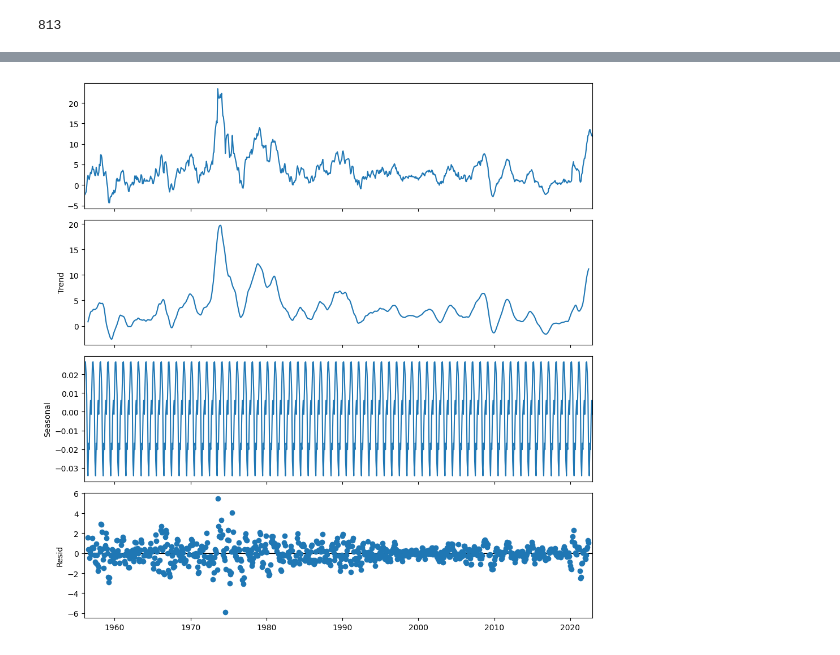
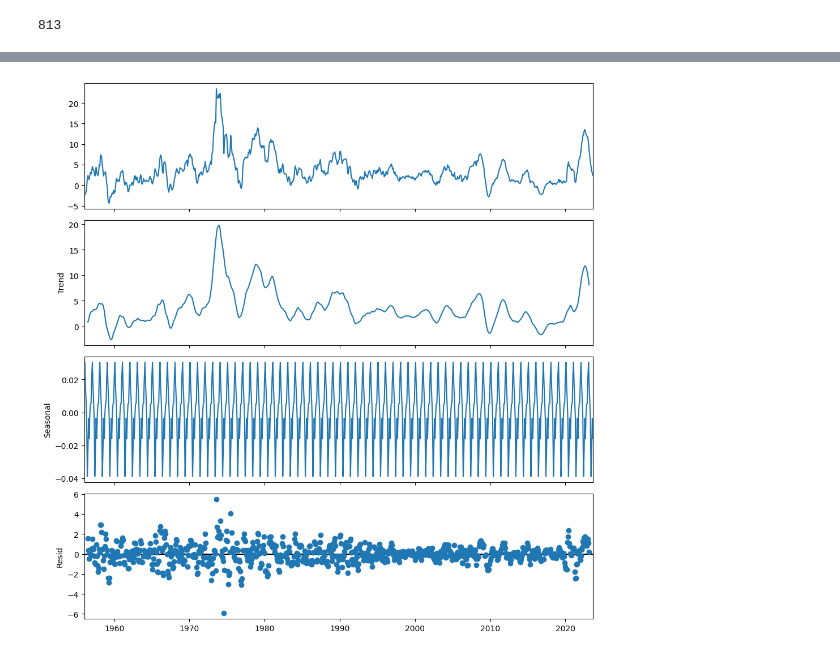
Before and after one commit to mkeohane01/food_inflation_analysis, a Jupyter notebook: notebooks/cpi_timeseries.ipynb, the cells around one changed output, grey strips where cells are left out. Cells and saved outputs as stored; diff of their text form; code cells hidden in the pictures.

```diff
--- a/notebooks/cpi_timeseries.ipynb
+++ b/notebooks/cpi_timeseries.ipynb
@@ -25,7 +25,8 @@ time = pd.to_datetime(time)
 inflation = food_inflation_data_USA['Value']
 
 # make a new dataframe with only the USA inflation data
-USA_inflation_timeseries = pd.DataFrame({'Date': time, 'Inflation': inflation})
+USA_inflation_timeseries = pd.DataFrame({'Date': time, 'CPI': inflation})
+cpi_timeseries = USA_inflation_timeseries.set_index('Date').copy()
 print(USA_inflation_timeseries.head(10))
 
 # split the data to use 2023 as the test set
@@ -99,13 +117,13 @@ Text(0.5, 1.0, 'Food Inflation in the USA')
 # %%
 # decompose time series with additive model
-decomposition = sm.tsa.seasonal_decompose(cpi_food_data, model = 'additive', period=12)
+decomposition = sm.tsa.seasonal_decompose(cpi_timeseries, model = 'additive', period=12)
 plt.rcParams['figure.figsize'] = [10,10]
 additive_decomp = decomposition.plot()
 # get the trend, seasonal and residual components
 trend = decomposition.trend
 seasonal = decomposition.seasonal
 residual = decomposition.resid
 # %% [output]
-[figure, old version]
+[figure, new version]
 # %%
 # decompose time series with multiplicative model
```
Also changed, not shown: parts of 10 cells of this notebook, 3 other files.
